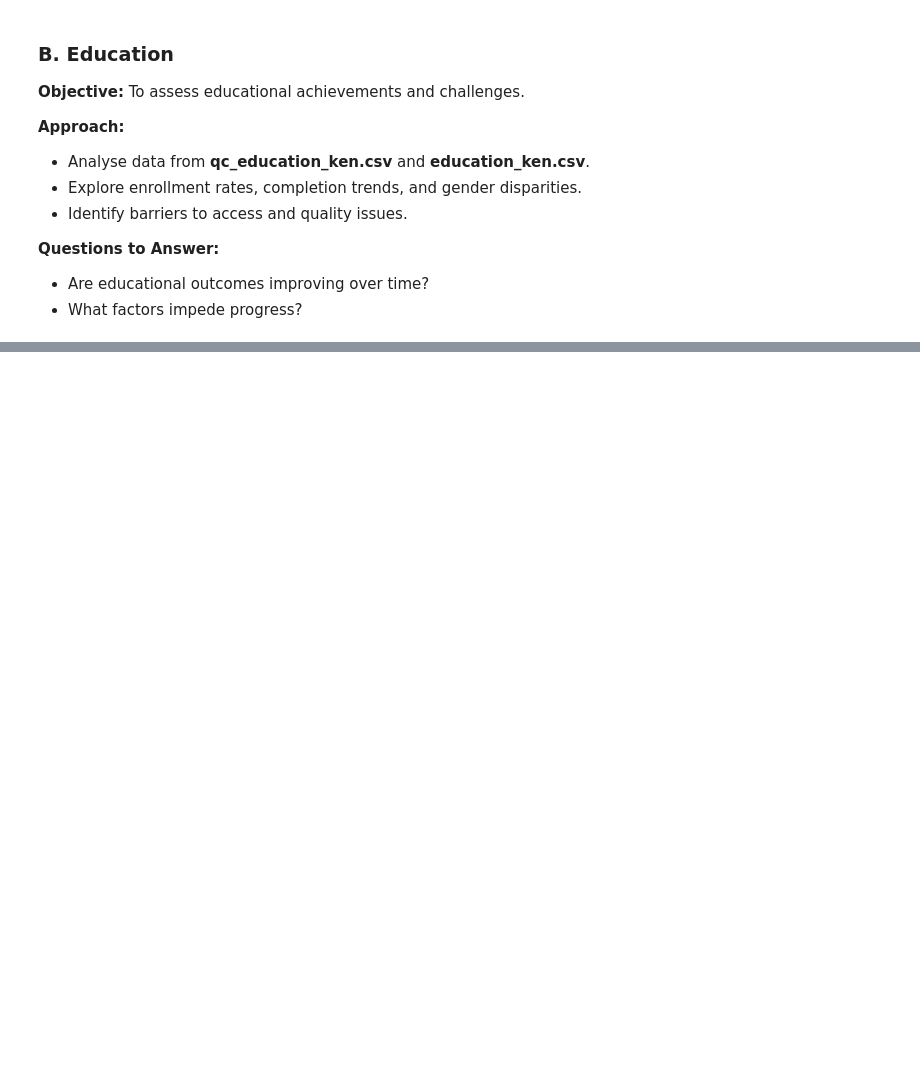
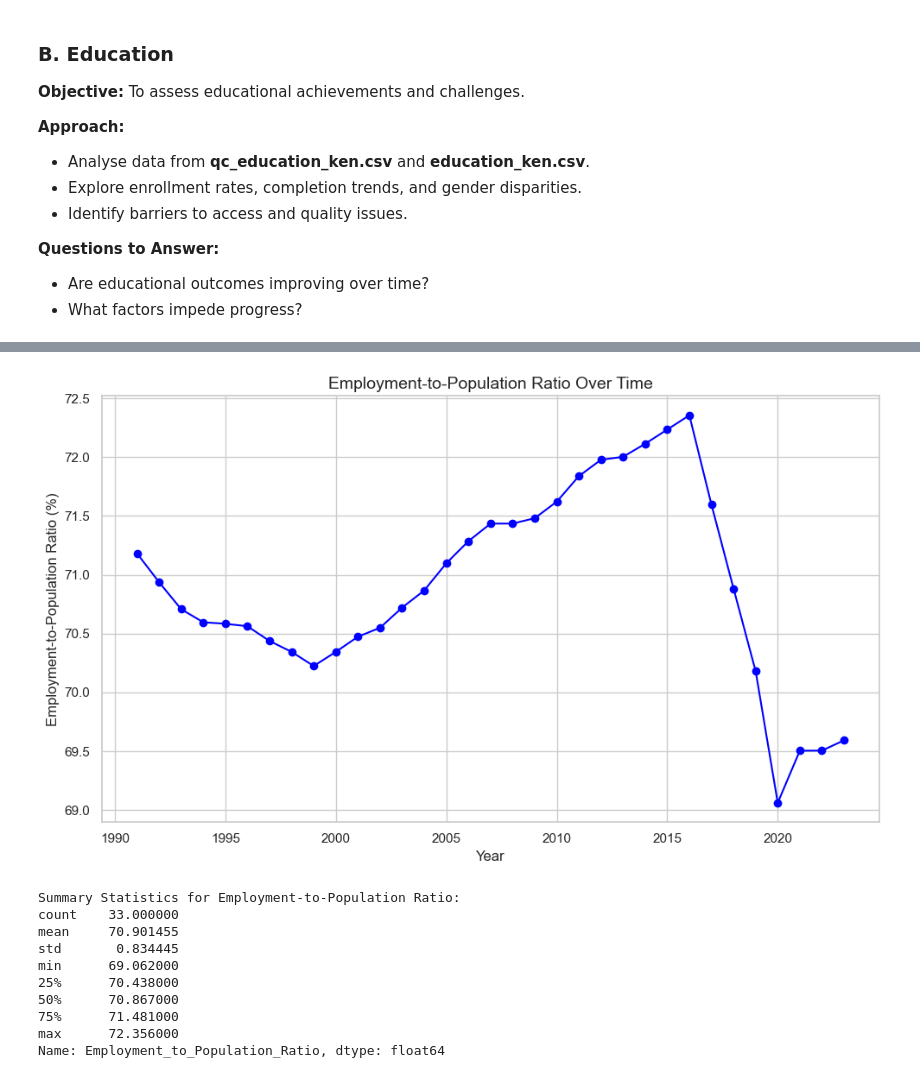
Before and after one commit to VAL-Jerono/Wa_zii, a Jupyter notebook: STUDY.IPYNB, the cells around one changed output, grey strips where cells are left out. Saved outputs shown, nothing was run; the diff lists cells and outputs as text; code cells hidden in the pictures; blank space fills up the shorter version.

```diff
--- a/STUDY.IPYNB
+++ b/STUDY.IPYNB
@@ -740,0 +730,38 @@ array(['BAR.NOED.1519.FE.ZS', 'BAR.NOED.1519.ZS', 'BAR.NOED.15UP.FE.ZS',
+# %%
+import pandas as pd
+import matplotlib.pyplot as plt
+
+# Load Employment-to-Population data
+employment_data = pd.read_csv('SLEMPTOTLSPZSKEN- Employment to Population Ratio for Kenya, Percent, Annual, Not Seasonally Adjusted - FRED Graph.csv', skiprows=1)
+employment_data.columns = ['Date', 'Employment_to_Population_Ratio']
+employment_data['Date'] = pd.to_datetime(employment_data['Date'])
+employment_data['Year'] = employment_data['Date'].dt.year
+
+# Calculate yearly trend
+employment_trend = employment_data.groupby('Year')['Employment_to_Population_Ratio'].mean()
+
+# Plot the trend
+plt.figure(figsize=(10, 6))
+plt.plot(employment_trend.index, employment_trend.values, color='blue', marker='o')
+plt.title('Employment-to-Population Ratio Over Time', fontsize=14)
+plt.xlabel('Year', fontsize=12)
+plt.ylabel('Employment-to-Population Ratio (%)', fontsize=12)
+plt.grid(True)
+plt.tight_layout()
+plt.show()
+
+# Display summary statistics
+print("\nSummary Statistics for Employment-to-Population Ratio:")
+print(employment_data['Employment_to_Population_Ratio'].describe())
+# %% [output]
+[figure, added]
+Summary Statistics for Employment-to-Population Ratio:
+count    33.000000
+mean     70.901455
+std       0.834445
+min      69.062000
+25%      70.438000
+50%      70.867000
+75%      71.481000
+max      72.356000
+Name: Employment_to_Population_Ratio, dtype: float64
```
Also changed, not shown: parts of 21 cells of this notebook.
